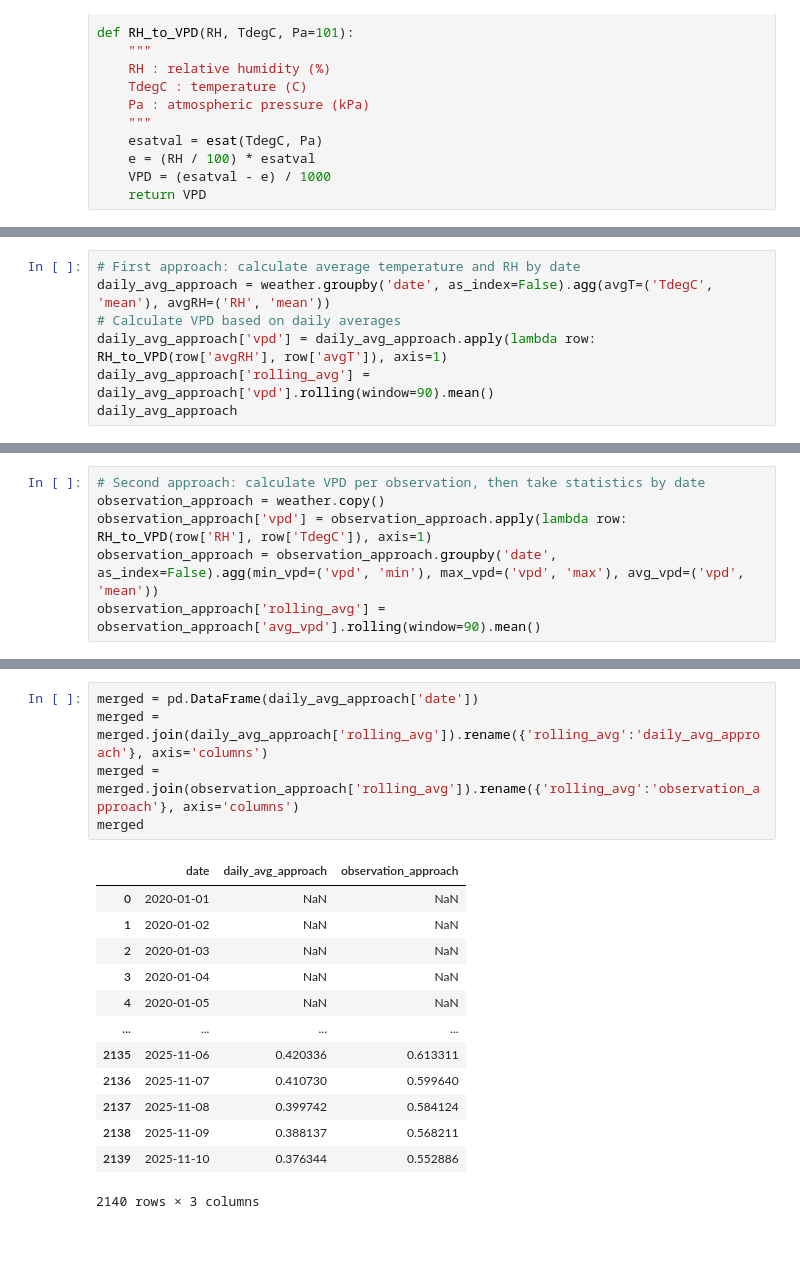
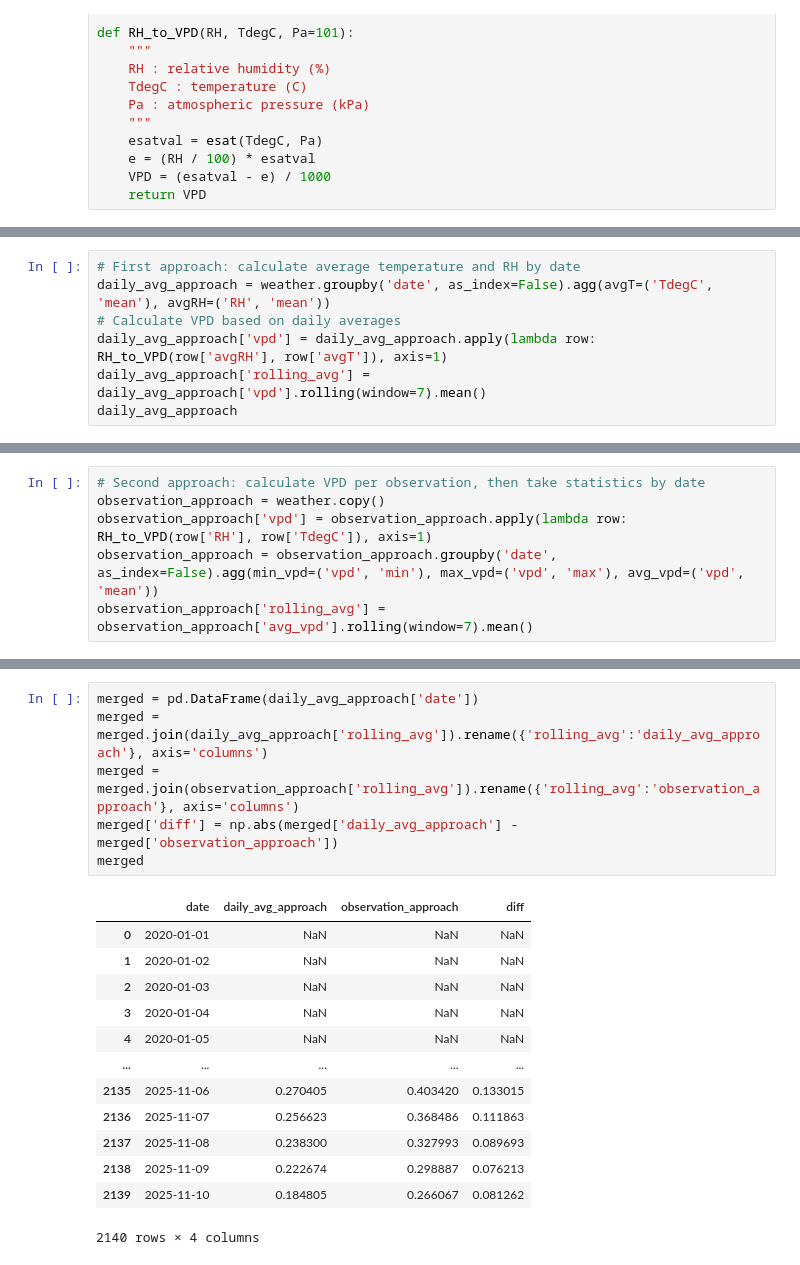
Before and after one commit to jnatali/sagehen_meadows, a Jupyter notebook: scripts/climate/VPD_long_term_analysis.ipynb, the cells around one changed output, grey strips where cells are left out. Cells and saved outputs as stored; diff of their text form.

```diff
--- a/scripts/climate/VPD_long_term_analysis.ipynb
+++ b/scripts/climate/VPD_long_term_analysis.ipynb
@@ -66,7 +66,7 @@ weather.sample(5)
 daily_avg_approach = weather.groupby('date', as_index=False).agg(avgT=('TdegC', 'mean'), avgRH=('RH', 'mean'))
 # Calculate VPD based on daily averages
 daily_avg_approach['vpd'] = daily_avg_approach.apply(lambda row: RH_to_VPD(row['avgRH'], row['avgT']), axis=1)
-daily_avg_approach['rolling_avg'] = daily_avg_approach['vpd'].rolling(window=90).mean()
+daily_avg_approach['rolling_avg'] = daily_avg_approach['vpd'].rolling(window=7).mean()
 daily_avg_approach
 # %% [output]
 |  | date | avgT | avgRH | vpd | rolling_avg |
@@ -87,7 +87,7 @@ daily_avg_approach
 observation_approach = weather.copy()
 observation_approach['vpd'] = observation_approach.apply(lambda row: RH_to_VPD(row['RH'], row['TdegC']), axis=1)
 observation_approach = observation_approach.groupby('date', as_index=False).agg(min_vpd=('vpd', 'min'), max_vpd=('vpd', 'max'), avg_vpd=('vpd', 'mean'))
-observation_approach['rolling_avg'] = observation_approach['avg_vpd'].rolling(window=90).mean()
+observation_approach['rolling_avg'] = observation_approach['avg_vpd'].rolling(window=7).mean()
 # %%
 px.line(observation_approach, x='date', y=['avg_vpd', 'rolling_avg'], title="Daily Average VPD (VPD per observation approach)")
 # %% [output]
@@ -99,22 +99,23 @@ px.line(daily_avg_approach, x='date', y=['vpd', 'rolling_avg'], title="Daily Ave
 # %%
 merged = pd.DataFrame(daily_avg_approach['date'])
 merged = merged.join(daily_avg_approach['rolling_avg']).rename({'rolling_avg':'daily_avg_approach'}, axis='columns')
 merged = merged.join(observation_approach['rolling_avg']).rename({'rolling_avg':'observation_approach'}, axis='columns')
+merged['diff'] = np.abs(merged['daily_avg_approach'] - merged['observation_approach'])
 merged
 # %% [output]
-|  | date | daily_avg_approach | observation_approach |
-| 0 | 2020-01-01 | NaN | NaN |
-| 1 | 2020-01-02 | NaN | NaN |
-| 2 | 2020-01-03 | NaN | NaN |
-| 3 | 2020-01-04 | NaN | NaN |
-| 4 | 2020-01-05 | NaN | NaN |
-| ... | ... | ... | ... |
-| 2135 | 2025-11-06 | 0.420336 | 0.613311 |
-| 2136 | 2025-11-07 | 0.410730 | 0.599640 |
-| 2137 | 2025-11-08 | 0.399742 | 0.584124 |
-| 2138 | 2025-11-09 | 0.388137 | 0.568211 |
-| 2139 | 2025-11-10 | 0.376344 | 0.552886 |
+|  | date | daily_avg_approach | observation_approach | diff |
+| 0 | 2020-01-01 | NaN | NaN | NaN |
+| 1 | 2020-01-02 | NaN | NaN | NaN |
+| 2 | 2020-01-03 | NaN | NaN | NaN |
+| 3 | 2020-01-04 | NaN | NaN | NaN |
+| 4 | 2020-01-05 | NaN | NaN | NaN |
+| ... | ... | ... | ... | ... |
+| 2135 | 2025-11-06 | 0.270405 | 0.403420 | 0.133015 |
+| 2136 | 2025-11-07 | 0.256623 | 0.368486 | 0.111863 |
+| 2137 | 2025-11-08 | 0.238300 | 0.327993 | 0.089693 |
+| 2138 | 2025-11-09 | 0.222674 | 0.298887 | 0.076213 |
+| 2139 | 2025-11-10 | 0.184805 | 0.266067 | 0.081262 |
-2140 rows × 3 columns
+2140 rows × 4 columns
 # %%
 px.line(merged, x='date', y=['daily_avg_approach', 'observation_approach'])
 # %% [output]
```
Also changed, not shown: parts of 6 cells of this notebook, 3 other files.
